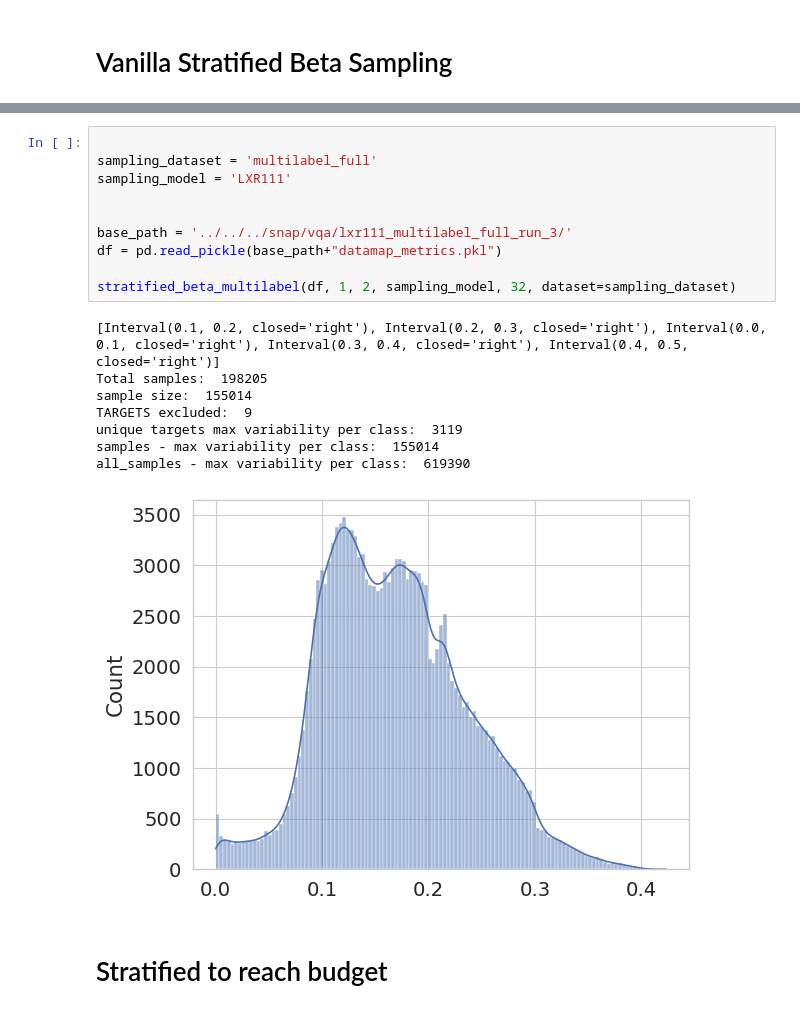
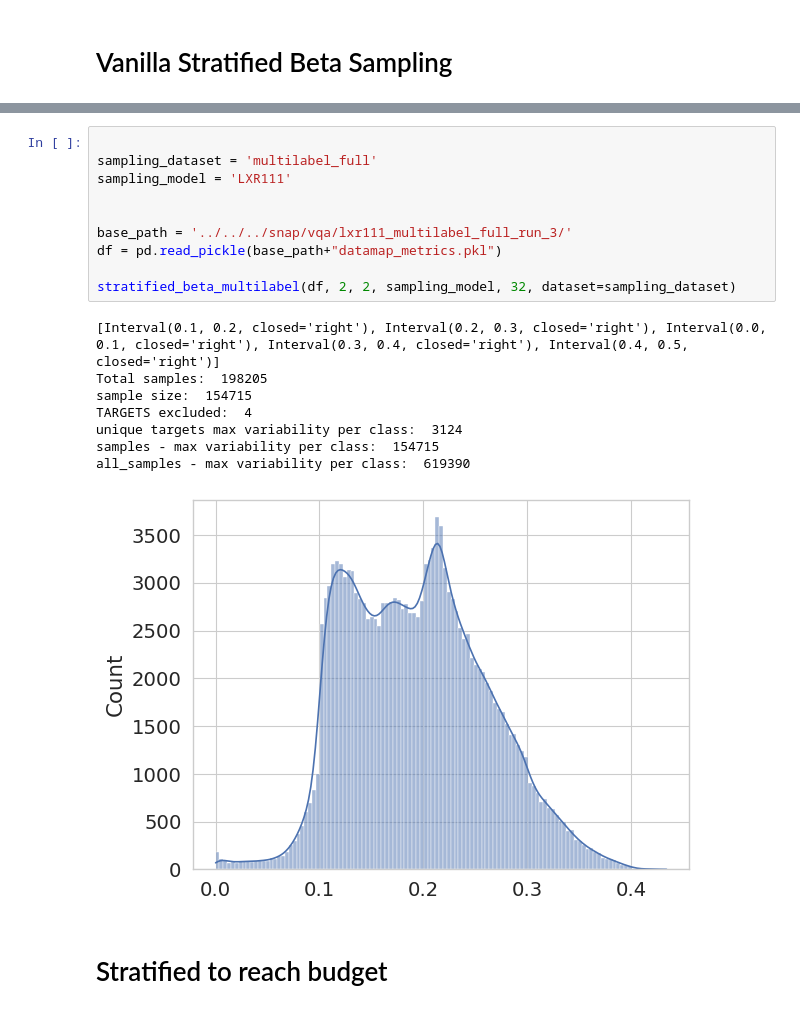
Before and after one commit to jr4fs/vl-pretraining, a Jupyter notebook: src/dataset_selection/sampling/stratified_beta_sampling.ipynb, the cells around one changed output, grey strips where cells are left out. Saved outputs shown, nothing was run; the diff lists cells and outputs as text.

```diff
--- a/src/dataset_selection/sampling/stratified_beta_sampling.ipynb
+++ b/src/dataset_selection/sampling/stratified_beta_sampling.ipynb
@@ -127,22 +121,22 @@ def stratified_beta_multilabel(df, alpha, beta, model, training_budget, dataset=
 # %%
 
 sampling_dataset = 'multilabel_full'
 sampling_model = 'LXR111'
 
 
 base_path = '../../../snap/vqa/lxr111_multilabel_full_run_3/'
 df = pd.read_pickle(base_path+"datamap_metrics.pkl")
 
-stratified_beta_multilabel(df, 1, 2, sampling_model, 32, dataset=sampling_dataset)
+stratified_beta_multilabel(df, 2, 2, sampling_model, 32, dataset=sampling_dataset)
 # %% [output]
 [Interval(0.1, 0.2, closed='right'), Interval(0.2, 0.3, closed='right'), Interval(0.0, 0.1, closed='right'), Interval(0.3, 0.4, closed='right'), Interval(0.4, 0.5, closed='right')]
 Total samples:  198205
-sample size:  155014
-TARGETS excluded:  9
-unique targets max variability per class:  3119
-samples - max variability per class:  155014
+sample size:  154715
+TARGETS excluded:  4
+unique targets max variability per class:  3124
+samples - max variability per class:  154715
 all_samples - max variability per class:  619390
-[figure, old version]
+[figure, new version]
 # %% [markdown]
 # Stratified to reach budget
 # %%
```
Also changed, not shown: parts of 3 cells of this notebook.
